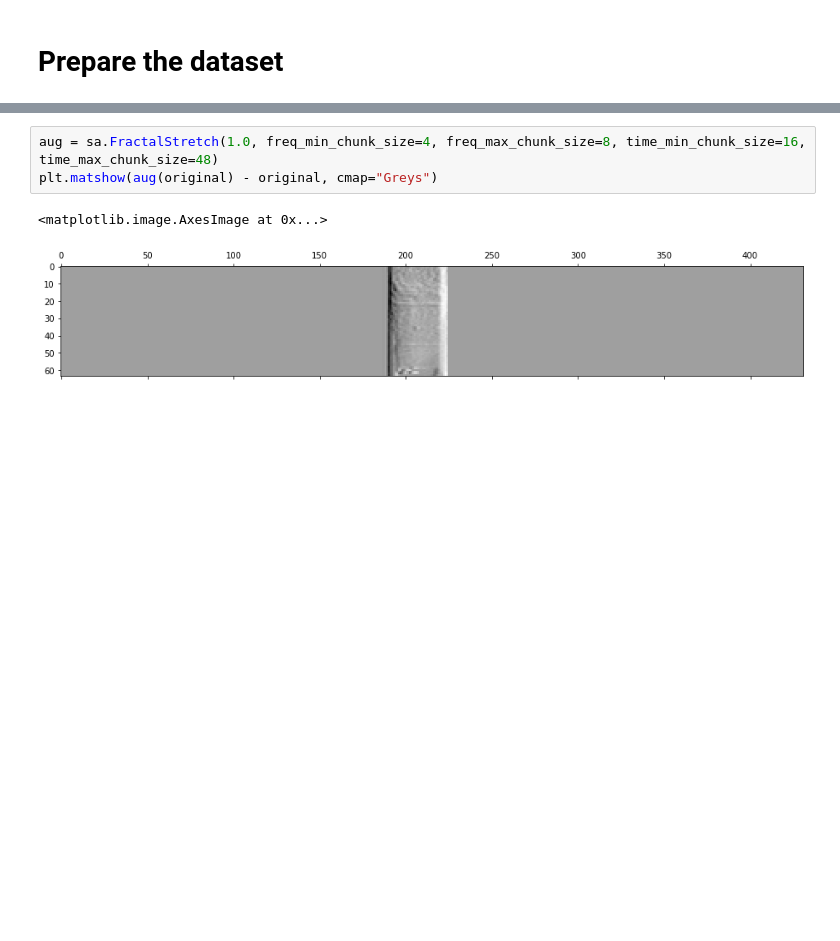
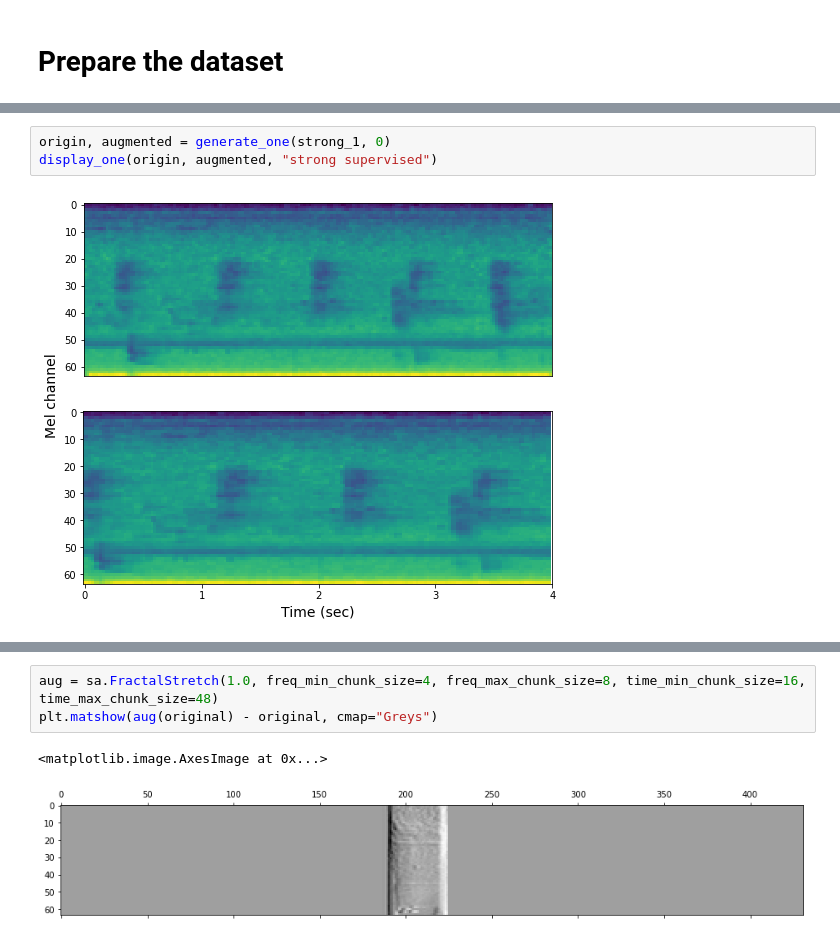
Before and after one commit to lcances/semi-supervised, a Jupyter notebook: notebooks/augmentation_explorer.ipynb, the cells around one changed output, grey strips where cells are left out. Saved outputs shown, nothing was run; the diff lists cells and outputs as text; blank space fills up the shorter version.

```diff
--- a/notebooks/augmentation_explorer.ipynb
+++ b/notebooks/augmentation_explorer.ipynb
@@ -206,0 +162,5 @@ plt.matshow(original)
+# %%
+origin, augmented = generate_one(strong_1, 0)
+display_one(origin, augmented, "strong supervised")
+# %% [output]
+[figure, added]
```
Also changed, not shown: parts of 33 cells of this notebook, 29 other files.
